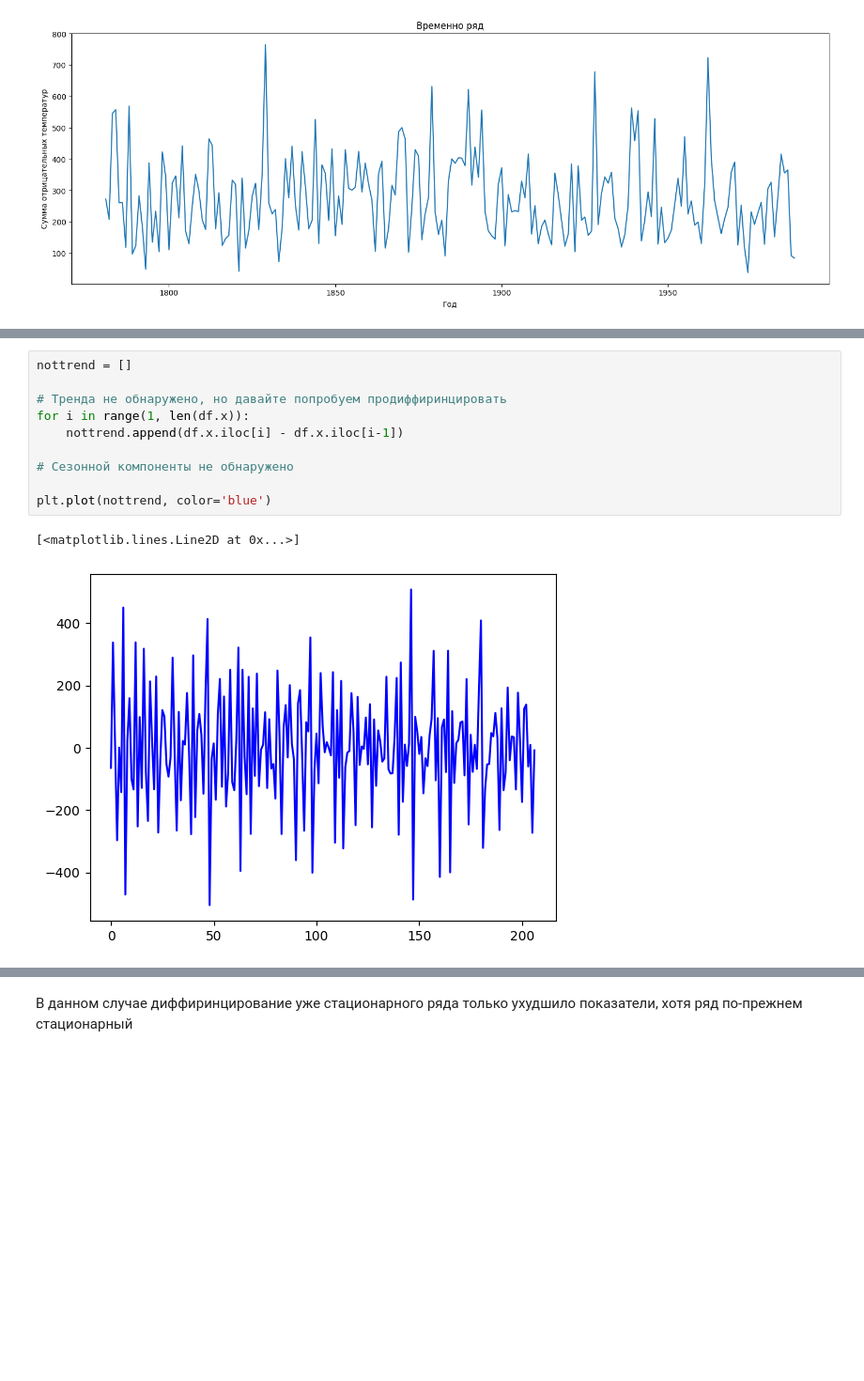
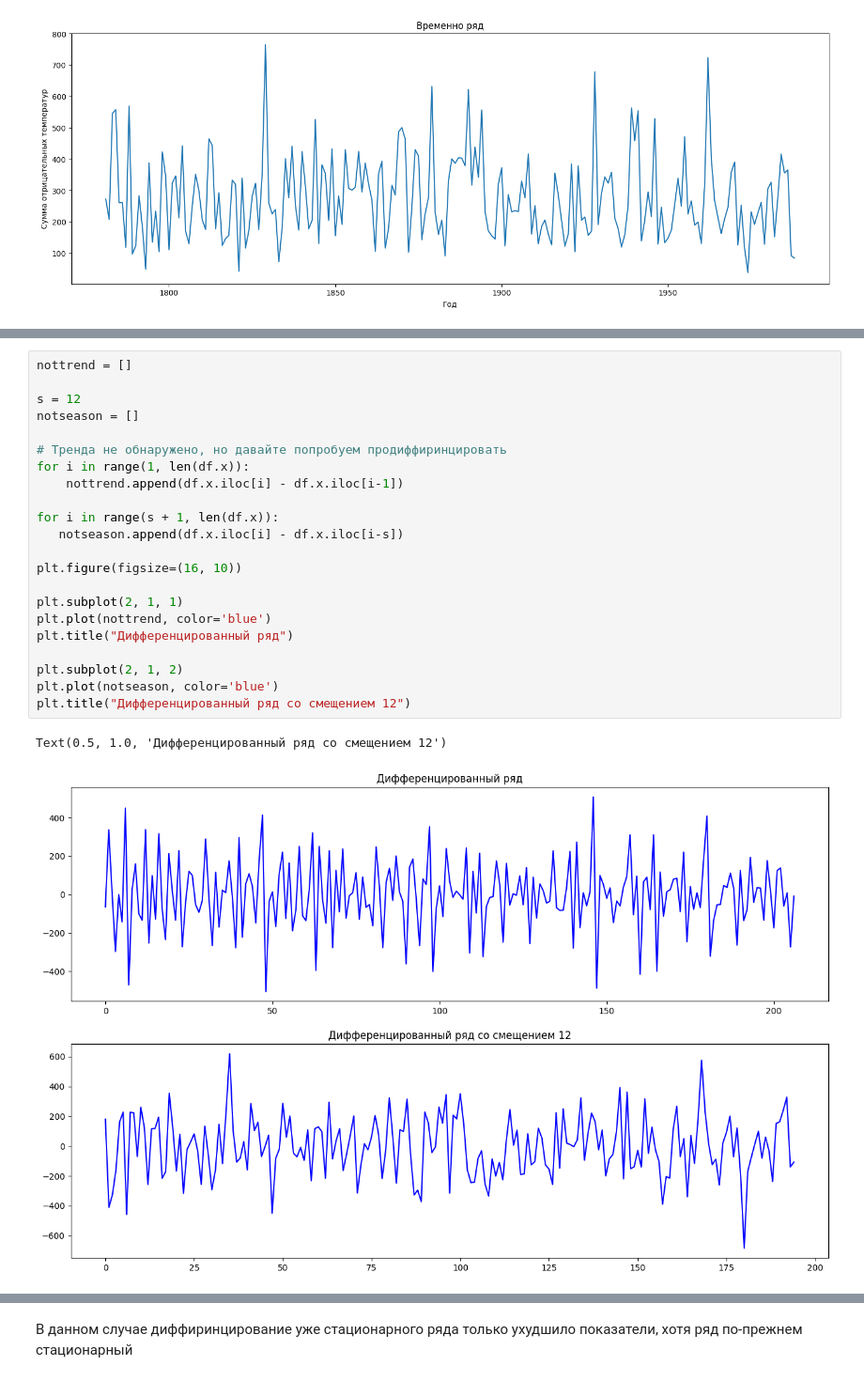
Before and after one commit to EdenStabbfer/PSU_TimeSeries, a Jupyter notebook: Lab-3/homework.ipynb, the cells around one changed output, grey strips where cells are left out. Shown at 94% size. Drawn from its saved outputs; the diff is of its cells as text; blank space fills up the shorter version.

```diff
--- a/Lab-3/homework.ipynb
+++ b/Lab-3/homework.ipynb
@@ -75,13 +76,25 @@ plt.show()
 # %%
 nottrend = []
+
+s = 12
+notseason = []
 
 # Тренда не обнаружено, но давайте попробуем продиффиринцировать
 for i in range(1, len(df.x)):
     nottrend.append(df.x.iloc[i] - df.x.iloc[i-1])
 
-# Сезонной компоненты не обнаружено
+for i in range(s + 1, len(df.x)):
+   notseason.append(df.x.iloc[i] - df.x.iloc[i-s])
 
+plt.figure(figsize=(16, 10))
+
+plt.subplot(2, 1, 1)
 plt.plot(nottrend, color='blue')
+plt.title("Дифференцированный ряд")
+
+plt.subplot(2, 1, 2)
+plt.plot(notseason, color='blue')
+plt.title("Дифференцированный ряд со смещением 12")
 # %% [output]
-[<matplotlib.lines.Line2D at 0x...>]
+Text(0.5, 1.0, 'Дифференцированный ряд со смещением 12')
-[figure, old version]
+[figure, new version]
```
Also changed, not shown: parts of 36 cells of this notebook, 3 other files.
